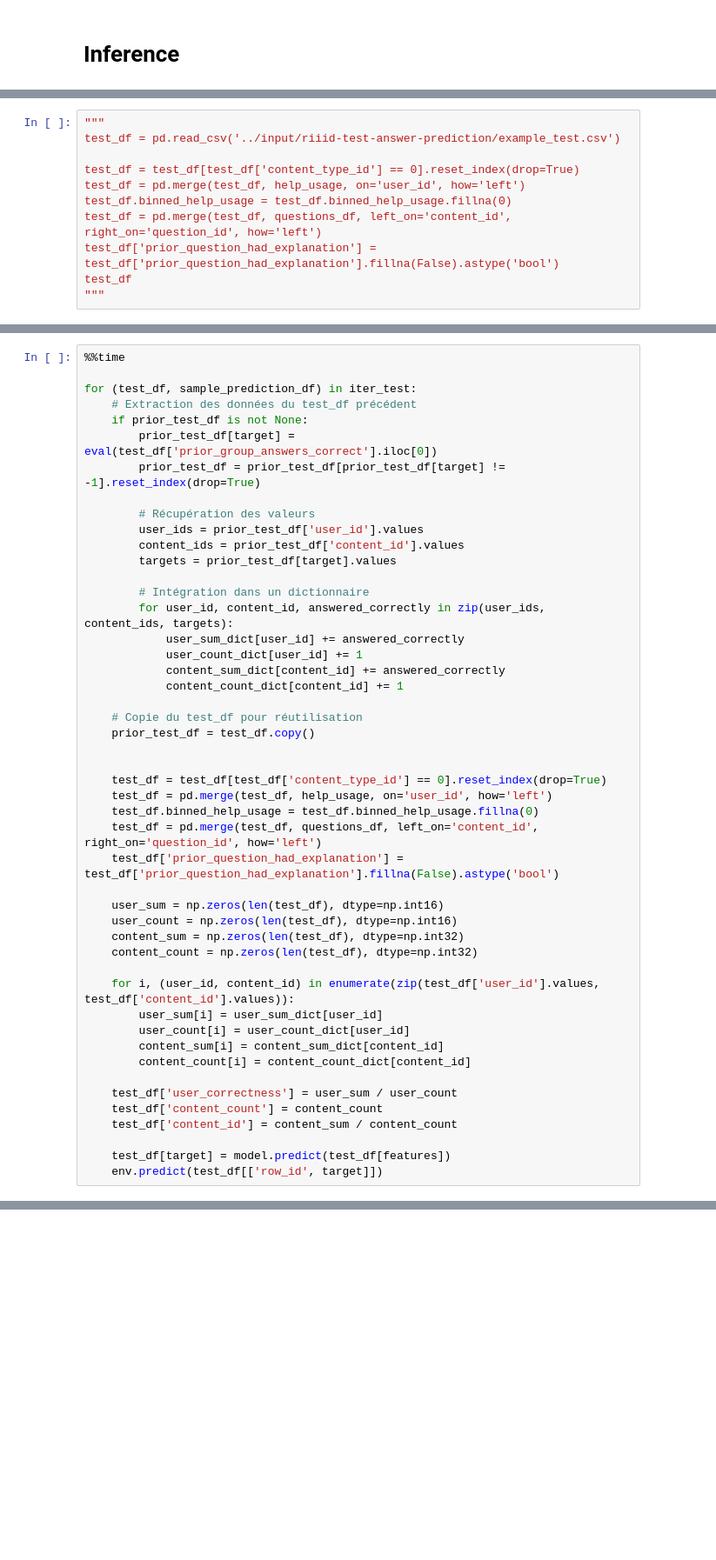
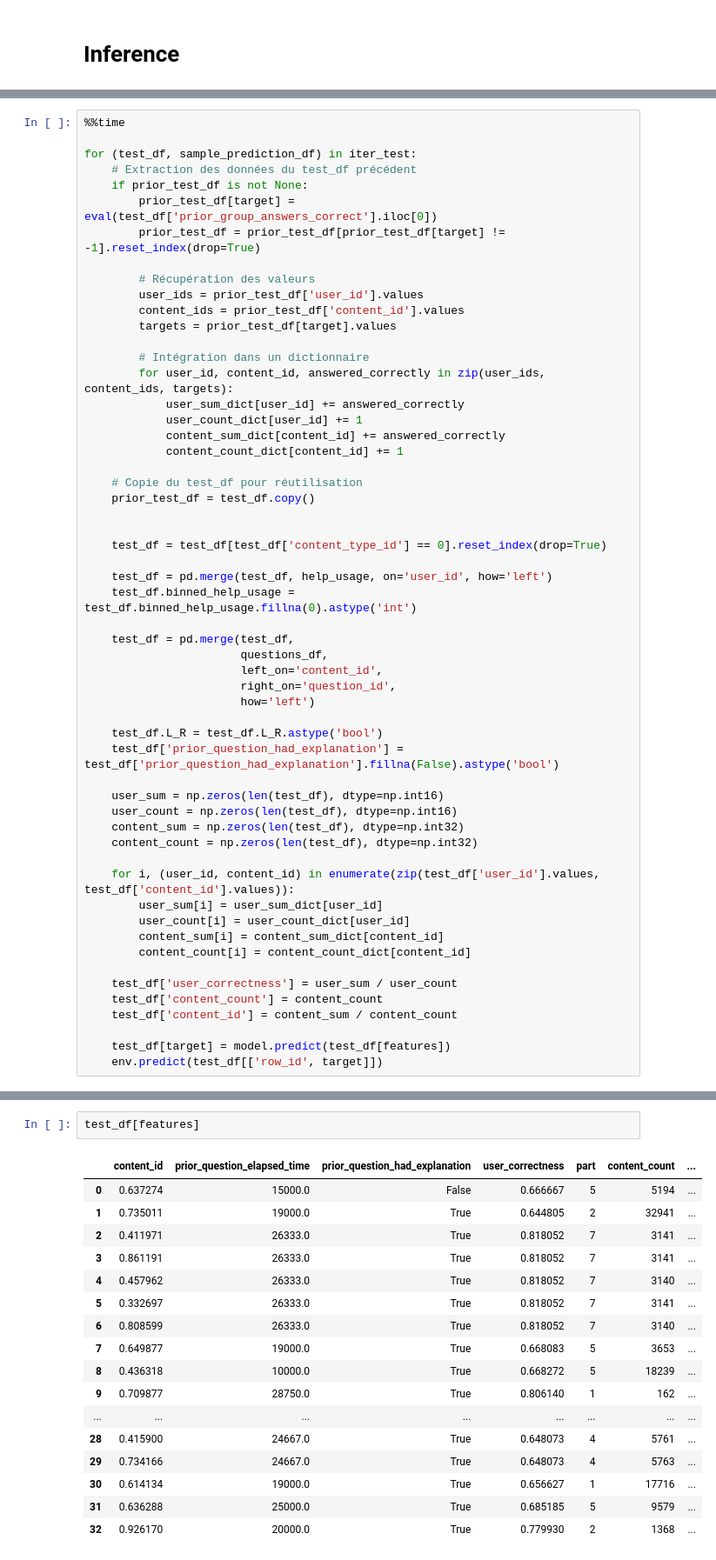
Before and after one commit to Adrian1903/Participez-a-une-competition-Kaggle, a Jupyter notebook: dev/model-from-riiid-lgbm-starter.ipynb, the cells around one changed output, grey strips where cells are left out. Shown: that part at 87% size. Drawn from its saved outputs; the diff is of its cells as text; blank space fills up the shorter version.

```diff
--- a/dev/model-from-riiid-lgbm-starter.ipynb
+++ b/dev/model-from-riiid-lgbm-starter.ipynb
@@ -265,11 +394,0 @@ content_count_dict = content_agg['count'].astype('int32').to_dict(defaultdict(in
-# %%
-"""
-test_df = pd.read_csv('../input/riiid-test-answer-prediction/example_test.csv')
-
-test_df = test_df[test_df['content_type_id'] == 0].reset_index(drop=True)
-test_df = pd.merge(test_df, help_usage, on='user_id', how='left')
-test_df.binned_help_usage = test_df.binned_help_usage.fillna(0)
-test_df = pd.merge(test_df, questions_df, left_on='content_id', right_on='question_id', how='left')
-test_df['prior_question_had_explanation'] = test_df['prior_question_had_explanation'].fillna(False).astype('bool')
-test_df
-"""
@@ -306,9 +422,17 @@ for (test_df, sample_prediction_df) in iter_test:
 
 
     test_df = test_df[test_df['content_type_id'] == 0].reset_index(drop=True)
+
     test_df = pd.merge(test_df, help_usage, on='user_id', how='left')
-    test_df.binned_help_usage = test_df.binned_help_usage.fillna(0)
-    test_df = pd.merge(test_df, questions_df, left_on='content_id', right_on='question_id', how='left')
+    test_df.binned_help_usage = test_df.binned_help_usage.fillna(0).astype('int')
+
+    test_df = pd.merge(test_df,
+                       questions_df,
+                       left_on='content_id',
+                       right_on='question_id',
+                       how='left')
+
+    test_df.L_R = test_df.L_R.astype('bool')
     test_df['prior_question_had_explanation'] = test_df['prior_question_had_explanation'].fillna(False).astype('bool')
 
     user_sum = np.zeros(len(test_df), dtype=np.int16)
@@ -333,0 +458,20 @@ Wall time: 1.08 s
+# %%
+test_df[features]
+# %% [output]
+|  | content_id | prior_question_elapsed_time | prior_question_had_explanation | user_correctness | part | content_count | ... |
+| 0 | 0.637274 | 15000.0 | False | 0.666667 | 5 | 5194 | ... |
+| 1 | 0.735011 | 19000.0 | True | 0.644805 | 2 | 32941 | ... |
+| 2 | 0.411971 | 26333.0 | True | 0.818052 | 7 | 3141 | ... |
+| 3 | 0.861191 | 26333.0 | True | 0.818052 | 7 | 3141 | ... |
+| 4 | 0.457962 | 26333.0 | True | 0.818052 | 7 | 3140 | ... |
+| 5 | 0.332697 | 26333.0 | True | 0.818052 | 7 | 3141 | ... |
+| 6 | 0.808599 | 26333.0 | True | 0.818052 | 7 | 3140 | ... |
+| 7 | 0.649877 | 19000.0 | True | 0.668083 | 5 | 3653 | ... |
+| 8 | 0.436318 | 10000.0 | True | 0.668272 | 5 | 18239 | ... |
+| 9 | 0.709877 | 28750.0 | True | 0.806140 | 1 | 162 | ... |
+| ... | ... | ... | ... | ... | ... | ... | ... |
+| 28 | 0.415900 | 24667.0 | True | 0.648073 | 4 | 5761 | ... |
+| 29 | 0.734166 | 24667.0 | True | 0.648073 | 4 | 5763 | ... |
+| 30 | 0.614134 | 19000.0 | True | 0.656627 | 1 | 17716 | ... |
+| 31 | 0.636288 | 25000.0 | True | 0.685185 | 5 | 9579 | ... |
+| 32 | 0.926170 | 20000.0 | True | 0.779930 | 2 | 1368 | ... |
```
Also changed, not shown: parts of 52 cells of this notebook.
